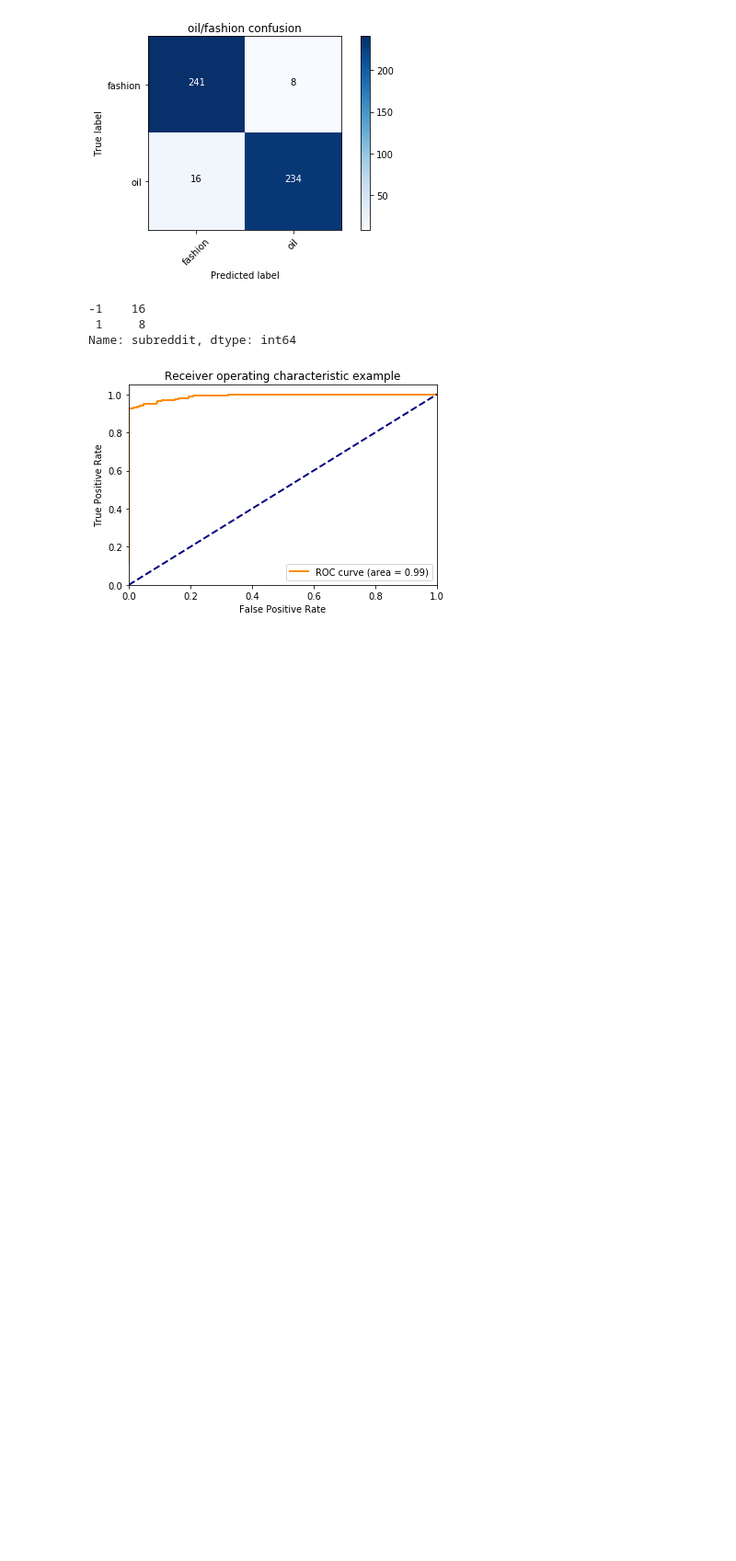
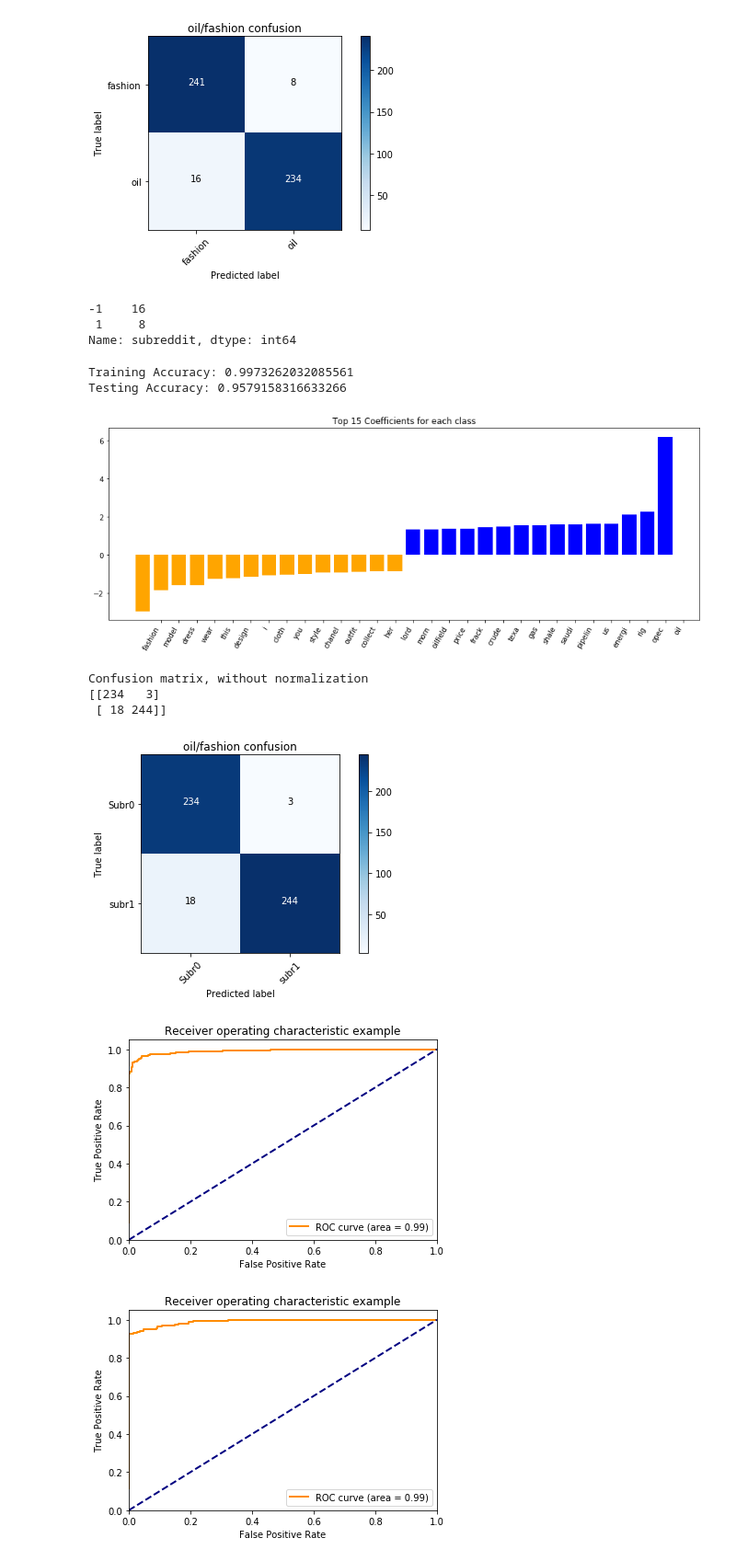
Before and after one commit to bookRa/raana_prework, a Jupyter notebook: AllTogetherNow.ipynb, the cells around one changed output. Shown at 92% size. Cells and saved outputs as stored; diff of their text form; code cells hidden in the pictures; blank space fills up the shorter version.

```diff
--- a/AllTogetherNow.ipynb
+++ b/AllTogetherNow.ipynb
@@ -181,16 +292,3 @@ def plot_confusion_matrix(cm, classes,
-# %%
-# Function that takes a df, splits, it and processes the accuracy (and even confusion matrix!) on the two.
-def run_model(X, y):
-    X_train, X_test, y_train, y_test = train_test_split(X, y)
-    model.fit(X_train, y_train)
-    print(f"Training Accuracy: {model.score(X_train, y_train)}")
-    print(f"Testing Accuracy: {model.score(X_test, y_test)}")
-    tfidf = model.named_steps.tfidf
-    svc = model.named_steps.svc
-    plot_coefficients(svc, tfidf.get_feature_names(), top_features=15)
-    y_pred = model.predict(X_test);
-    cnf_matrix = confusion_matrix(y_test, y_pred)
-    plot_confusion_matrix(cnf_matrix, classes=['Sub', 'oil'], title='oil/fashion confusion')
 # %%
 plot_coefficients(svc, tfidf.get_feature_names(), top_features=15)
 # %% [output]
@@ -216,4 +315,15 @@ wrongs['subreddit'].value_counts()
 -1    16
  1     8
 Name: subreddit, dtype: int64
+# %%
+run_model(X, y)
+# %% [output]
+Training Accuracy: 0.9973262032085561
+Testing Accuracy: 0.9579158316633266
+[figure, added]
+Confusion matrix, without normalization
+[[234   3]
+ [ 18 244]]
+[figure, added]
+[figure, added]
 # %%
```
Also changed, not shown: parts of 17 cells of this notebook, 12 other files.
